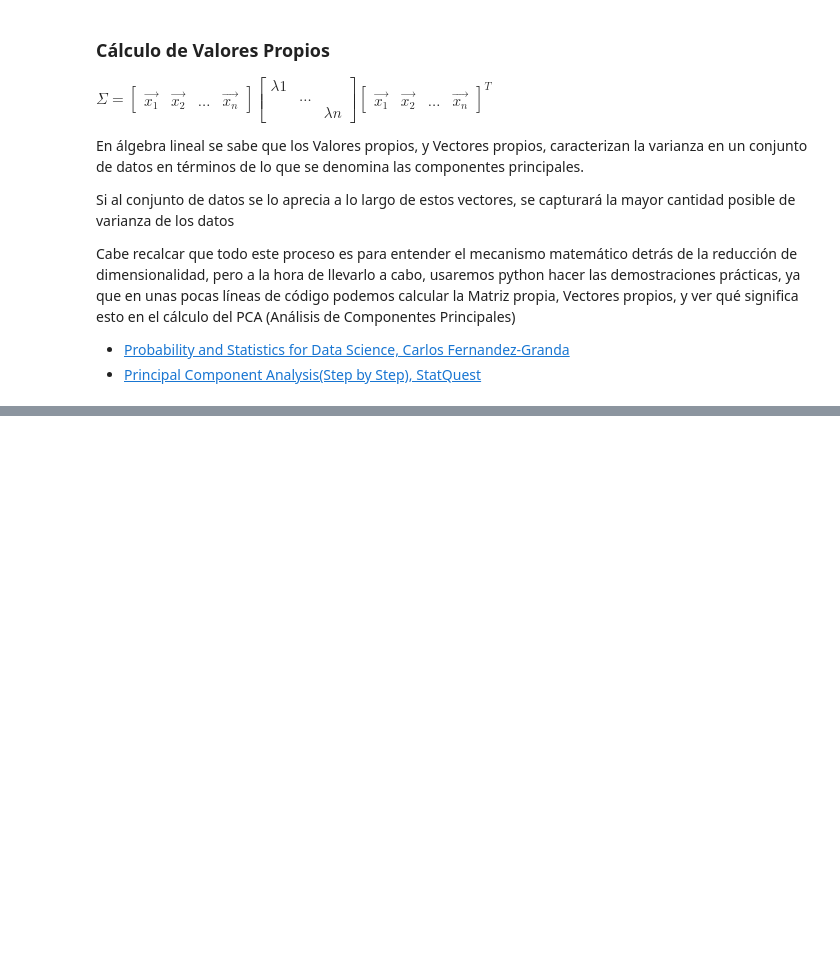
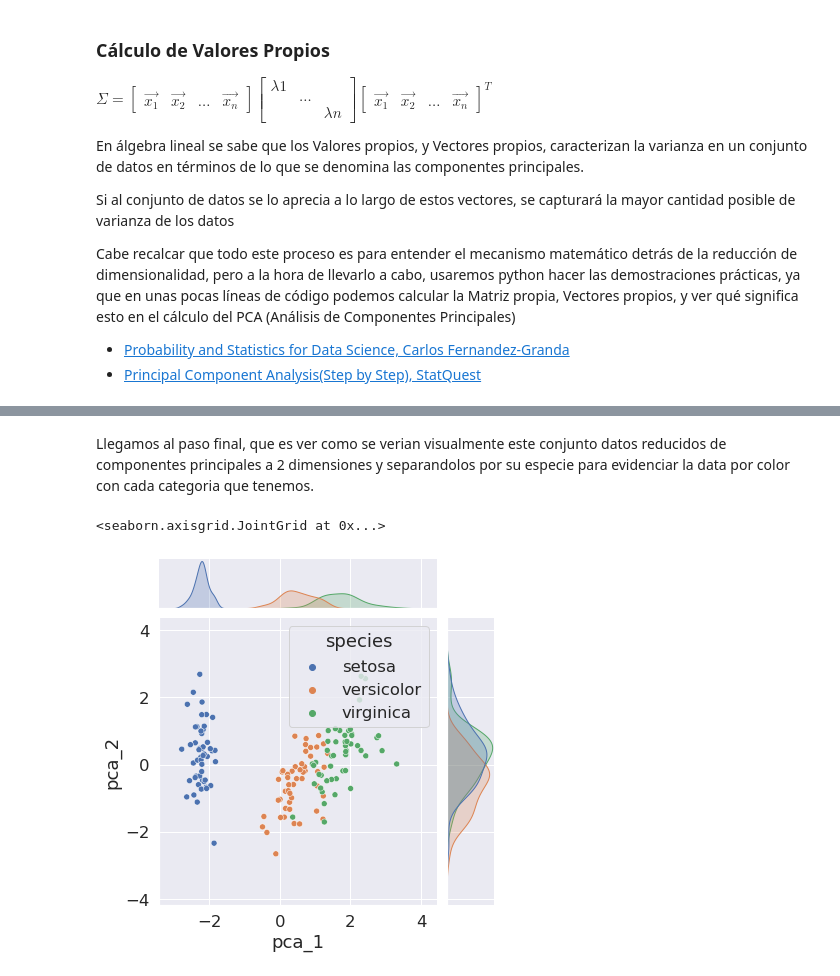
Before and after one commit to ronaldespinozaa/estadistica-descriptiva, a Jupyter notebook: estadistica-descriptiva.ipynb, the cells around one changed output, grey strips where cells are left out. Cells and saved outputs as stored; diff of their text form; code cells hidden in the pictures; blank space fills up the shorter version.

```diff
--- a/estadistica-descriptiva.ipynb
+++ b/estadistica-descriptiva.ipynb
@@ -1796,0 +1891,5 @@ Cabe recalcar que todo este proceso es para entender el mecanismo matemático de
+# %%
+from sklearn.decomposition import PCA
+
+pca = PCA(n_components=2) # Creamos una instancia del elemento PCA, y le indicamos lo reduciremos a 2 componentes
+pca.fit(scaled) # Hacemos el fit sobre los datos escalados (No hacerlo con los originales)
@@ -1796,0 +1908,6 @@ Cabe recalcar que todo este proceso es para entender el mecanismo matemático de
+# %%
+reduced_scaled = pca.transform(scaled) # Transformamos los datos escalados, y nos entrega la transformacion resultante de la descomposicion de valores y vectores propios
+
+reduced_scaled[:5] # Ahora los data points poseen solo 2 componentes, a diferencia de antes que teniamos 4 componentes.
+
+# Y cabe recalcar que se esta capturando mas del 90% de los datos, que ya podria ser contada como una cantidad decente
@@ -1796,0 +1924,4 @@ Cabe recalcar que todo este proceso es para entender el mecanismo matemático de
+# %%
+iris['pca_1'] = reduced_scaled[:,0] #  Principal Component 1
+iris['pca_2'] = reduced_scaled[:,1] #  Principal Component 2
+iris
@@ -1796,0 +1942,7 @@ Cabe recalcar que todo este proceso es para entender el mecanismo matemático de
+# %% [markdown]
+Llegamos al paso final, que es ver como se verian visualmente este conjunto datos reducidos de componentes principales a 2 dimensiones y separandolos por su especie para evidenciar la data por color con cada categoria que tenemos.
+# %%
+sns.jointplot(data=iris, x='pca_1', y='pca_2', hue='species')
+# %% [output]
+<seaborn.axisgrid.JointGrid at 0x...>
+[figure, added]
```
Also changed, not shown: parts of 28 cells of this notebook.
